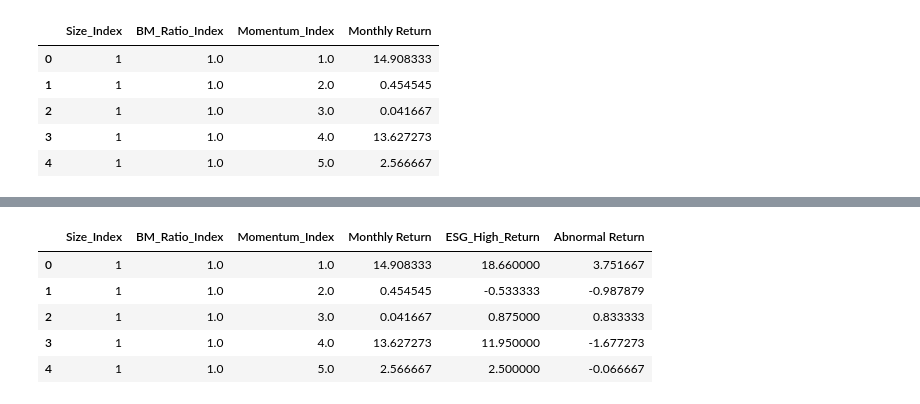
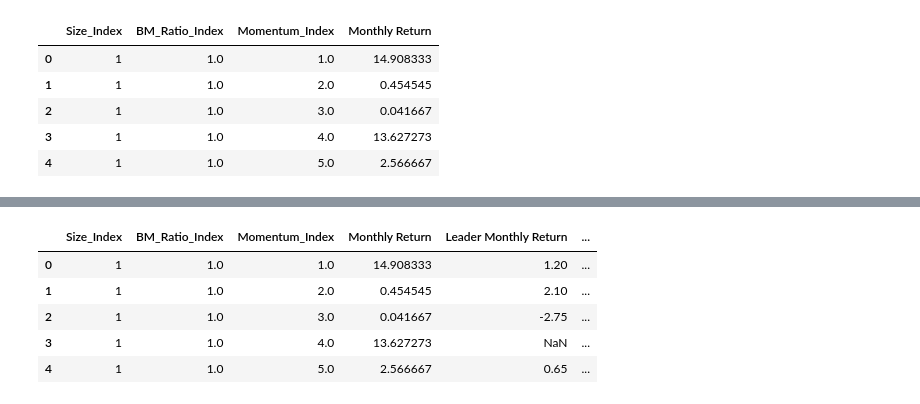
Before and after one commit to sunshineluyao/ESG_with_benchmark, a Jupyter notebook: Categorization/ESG_Categorization_Jun.ipynb, the cells around one changed output, grey strips where cells are left out. Saved outputs shown, nothing was run; the diff lists cells and outputs as text; code cells hidden in the pictures.

```diff
--- a/Categorization/ESG_Categorization_Jun.ipynb
+++ b/Categorization/ESG_Categorization_Jun.ipynb
@@ -64,0 +55,13 @@ df_Jun.head()
+# %%
+Conds=[
+       df_Jun['MSCI ESG Rtg Overall Company Rating'].isin(['AAA','AA']),
+       df_Jun['MSCI ESG Rtg Overall Company Rating'].isin(['CCC','B']),
+       df_Jun['MSCI ESG Rtg Overall Company Rating'].isin(['BB','BBB','A'])
+]
+Choices = [
+           'Leader',
+           'Laggard',
+           'Average'
+]
+df_Jun['ESG_Index'] =np.select(Conds, Choices)
+df_Jun.head()
@@ -229,3 +225,0 @@ df_Jun_Overveiw_ESG_High_Mean.head()
-# %%
-df_Jun_Overview_Benchmark['ESG_High_Return']= df_Jun_Overveiw_ESG_High_Mean['Monthly Return']
-df_Jun_Overview_Benchmark.head()
@@ -238,0 +226,5 @@ df_Jun_Overview_Benchmark.head()
+# %%
+df_Jun_Overview_Leader = df_Jun_Overview[df_Jun_Overview['ESG_Index']=='Leader']
+df_Jun_Overview_Laggard = df_Jun_Overview[df_Jun_Overview['ESG_Index']=='Laggard']
+df_Jun_Overview_Average = df_Jun_Overview[df_Jun_Overview['ESG_Index']=='Average']
+df_Jun_Overview_Leader.head()
@@ -238,0 +238,5 @@ df_Jun_Overview_Benchmark.head()
+# %%
+df_Jun_Overveiw_Leader_Mean = df_Jun_Overview_Leader.groupby(by=['Size_Index','BM_Ratio_Index','Momentum_Index'],group_keys=True,sort=True,as_index=False).mean('Monthly Return')
+df_Jun_Overveiw_Laggard_Mean = df_Jun_Overview_Laggard.groupby(by=['Size_Index','BM_Ratio_Index','Momentum_Index'],group_keys=True,sort=True,as_index=False).mean('Monthly Return')
+df_Jun_Overveiw_Average_Mean = df_Jun_Overview_Average.groupby(by=['Size_Index','BM_Ratio_Index','Momentum_Index'],group_keys=True,sort=True,as_index=False).mean('Monthly Return')
+df_Jun_Overveiw_Leader_Mean.head()
@@ -239,10 +250,12 @@ df_Jun_Overview_Benchmark.head()
 # %%
-df_Jun_Overview_Benchmark['Abnormal Return']=df_Jun_Overview_Benchmark['ESG_High_Return']-df_Jun_Overview_Benchmark['Monthly Return']
+df_Jun_Overview_Benchmark['Leader Monthly Return']= df_Jun_Overveiw_Leader_Mean['Monthly Return']
+df_Jun_Overview_Benchmark['Laggard Monthly Return']= df_Jun_Overveiw_Laggard_Mean['Monthly Return']
+df_Jun_Overview_Benchmark['Average Monthly Return']= df_Jun_Overveiw_Average_Mean['Monthly Return']
 df_Jun_Overview_Benchmark.head()
 # %% [output]
-|  | Size_Index | BM_Ratio_Index | Momentum_Index | Monthly Return | ESG_High_Return | Abnormal Return |
-| 0 | 1 | 1.0 | 1.0 | 14.908333 | 18.660000 | 3.751667 |
-| 1 | 1 | 1.0 | 2.0 | 0.454545 | -0.533333 | -0.987879 |
-| 2 | 1 | 1.0 | 3.0 | 0.041667 | 0.875000 | 0.833333 |
-| 3 | 1 | 1.0 | 4.0 | 13.627273 | 11.950000 | -1.677273 |
-| 4 | 1 | 1.0 | 5.0 | 2.566667 | 2.500000 | -0.066667 |
+|  | Size_Index | BM_Ratio_Index | Momentum_Index | Monthly Return | Leader Monthly Return | ... |
+| 0 | 1 | 1.0 | 1.0 | 14.908333 | 1.20 | ... |
+| 1 | 1 | 1.0 | 2.0 | 0.454545 | 2.10 | ... |
+| 2 | 1 | 1.0 | 3.0 | 0.041667 | -2.75 | ... |
+| 3 | 1 | 1.0 | 4.0 | 13.627273 | NaN | ... |
+| 4 | 1 | 1.0 | 5.0 | 2.566667 | 0.65 | ... |
```
Also changed, not shown: parts of 21 cells of this notebook.
